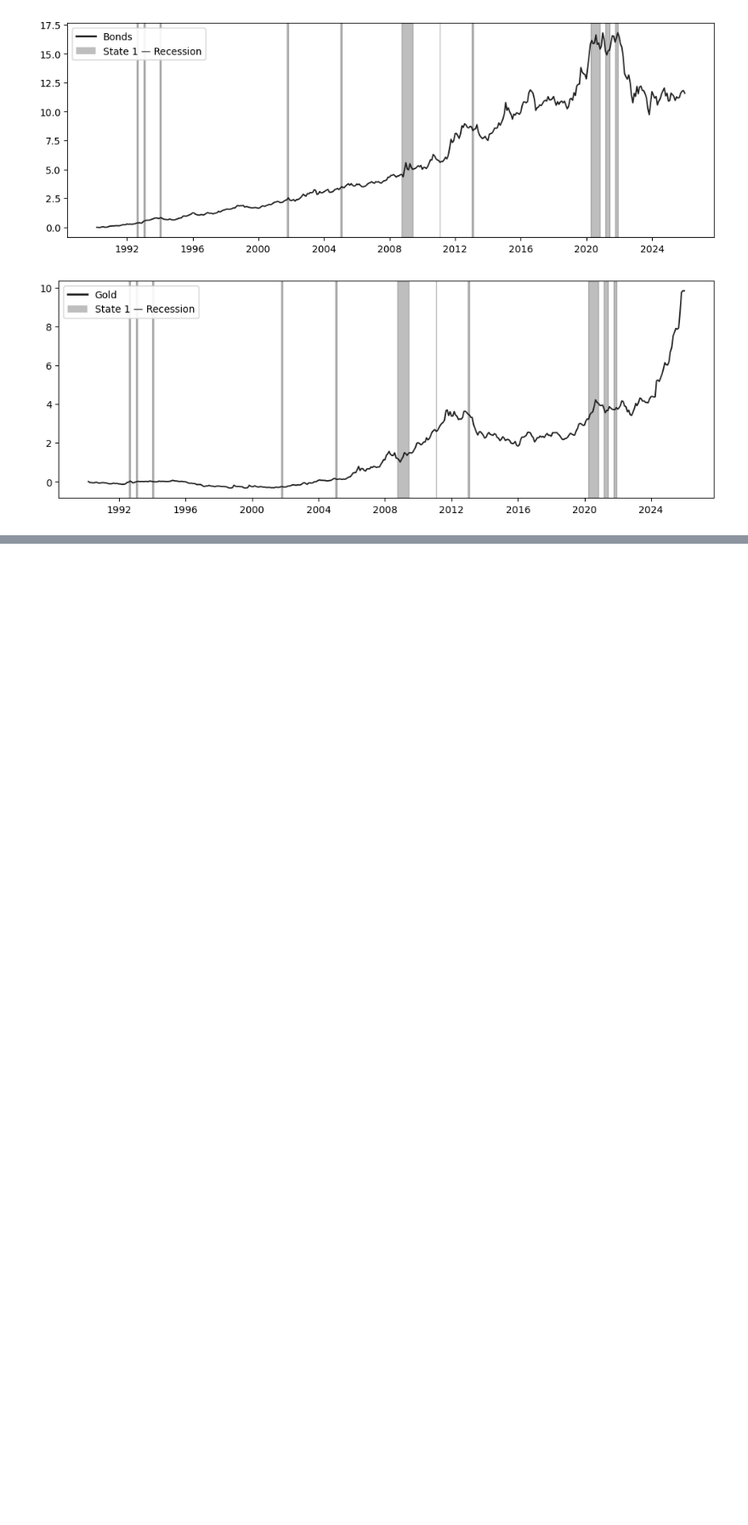
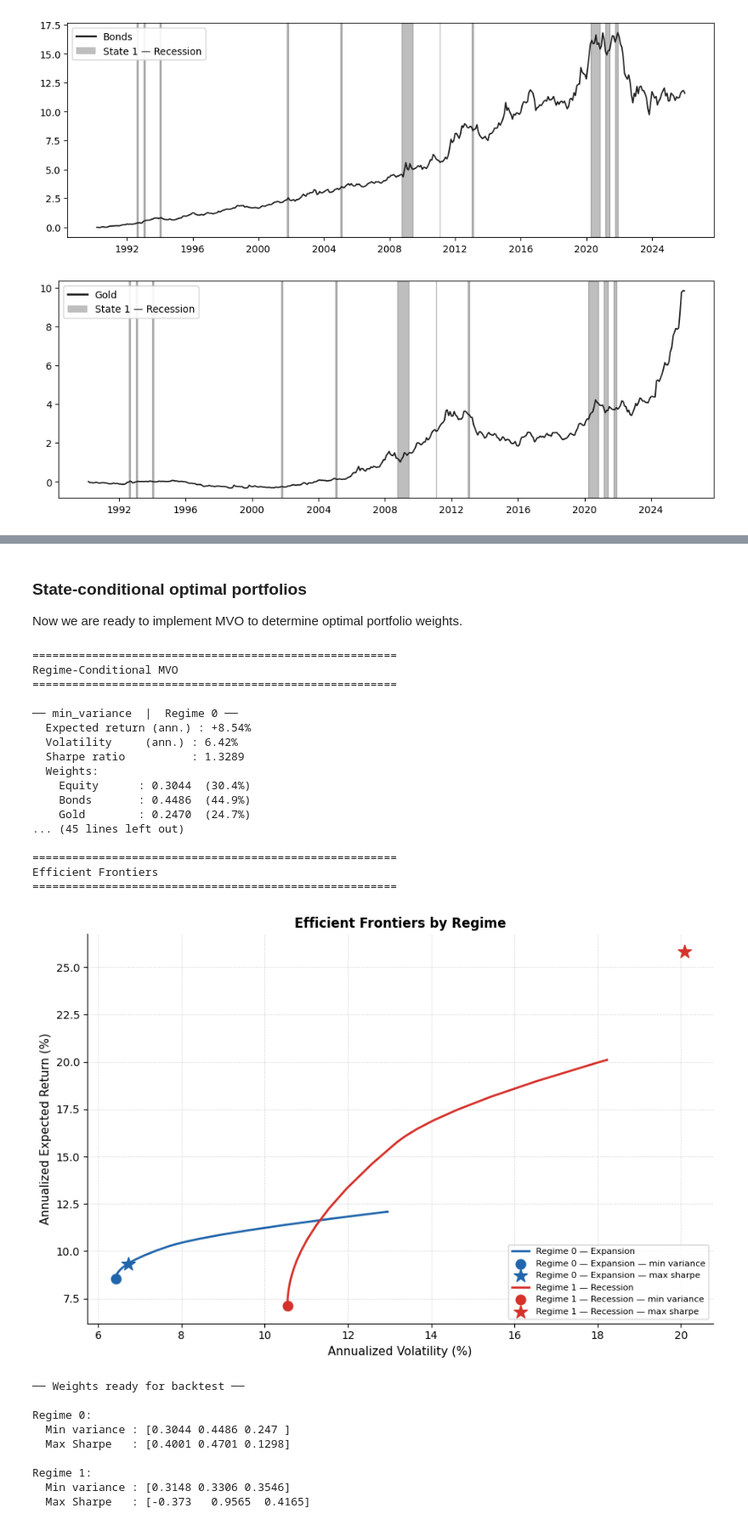
Before and after one commit to AsadAliAkhtar/Capstone_Project_Group_14085, a Jupyter notebook: notebooks/HMM_experiments.ipynb, the cells around one changed output, grey strips where cells are left out. Shown at 85% size. Cells and saved outputs as stored; diff of their text form; code cells hidden in the pictures; blank space fills up the shorter version.

```diff
--- a/notebooks/HMM_experiments.ipynb
+++ b/notebooks/HMM_experiments.ipynb
@@ -610,0 +687,4 @@ for col in asset_cumret.columns:
+# %%
+market_train, market_test = train_test_split(asset_df_expanded)
+print("Last train date:", market_train.index[-1])
+print("First test date:", market_test.index[0])
@@ -610,0 +768,4 @@ for col in asset_cumret.columns:
+# %%
+moments = estimate_regime_moments(market_train,
+                                  asset_cols=market_train.columns[:-1],
+                                  state_col="HMM State")
@@ -610,0 +816,4 @@ for col in asset_cumret.columns:
+# %% [markdown]
+### State-conditional optimal portfolios
+
+Now we are ready to implement MVO to determine optimal portfolio weights.
@@ -610,0 +1198,49 @@ for col in asset_cumret.columns:
+# %%
+asset_names = market_train.columns[:-1]  # all columns except 'HMM State'
+
+print("=" * 55)
+print("Regime-Conditional MVO")
+print("=" * 55)
+results = optimize_regimes(moments, asset_names, rf=0.0, long_only=False)
+
+print("\n" + "=" * 55)
+print("Efficient Frontiers")
+print("=" * 55)
+plot_frontiers(moments, asset_names, results)
+
+# ── How to access weights for backtesting ─────────────────
+print("\n── Weights ready for backtest ──")
+for k in [0, 1]:
+    w_mv = results[k]['min_variance'].weights
+    w_ms = results[k]['max_sharpe'].weights
+    print(f"\nRegime {k}:")
+    print(f"  Min variance : {np.round(w_mv, 4)}")
+    print(f"  Max Sharpe   : {np.round(w_ms, 4)}")
+# %% [output]
+=======================================================
+Regime-Conditional MVO
+=======================================================
+
+── min_variance  |  Regime 0 ──
+  Expected return (ann.) : +8.54%
+  Volatility     (ann.) : 6.42%
+  Sharpe ratio          : 1.3289
+  Weights:
+    Equity      : 0.3044  (30.4%)
+    Bonds       : 0.4486  (44.9%)
+    Gold        : 0.2470  (24.7%)
+... (45 lines left out)
+
+=======================================================
+Efficient Frontiers
+=======================================================
+[figure, added]
+── Weights ready for backtest ──
+
+Regime 0:
+  Min variance : [0.3044 0.4486 0.247 ]
+  Max Sharpe   : [0.4001 0.4701 0.1298]
+
+Regime 1:
+  Min variance : [0.3148 0.3306 0.3546]
+  Max Sharpe   : [-0.373   0.9565  0.4165]
```
Also changed, not shown: parts of 29 cells of this notebook.
